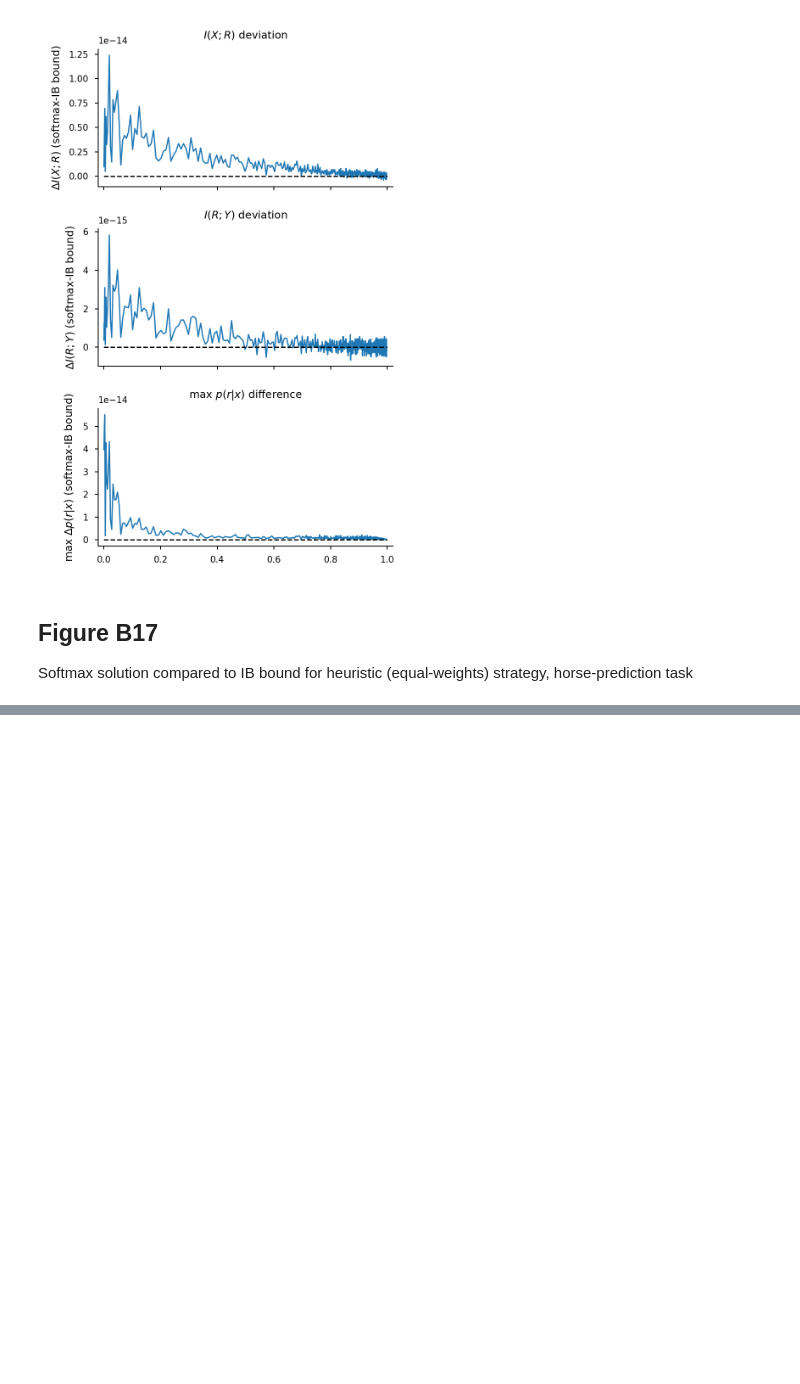
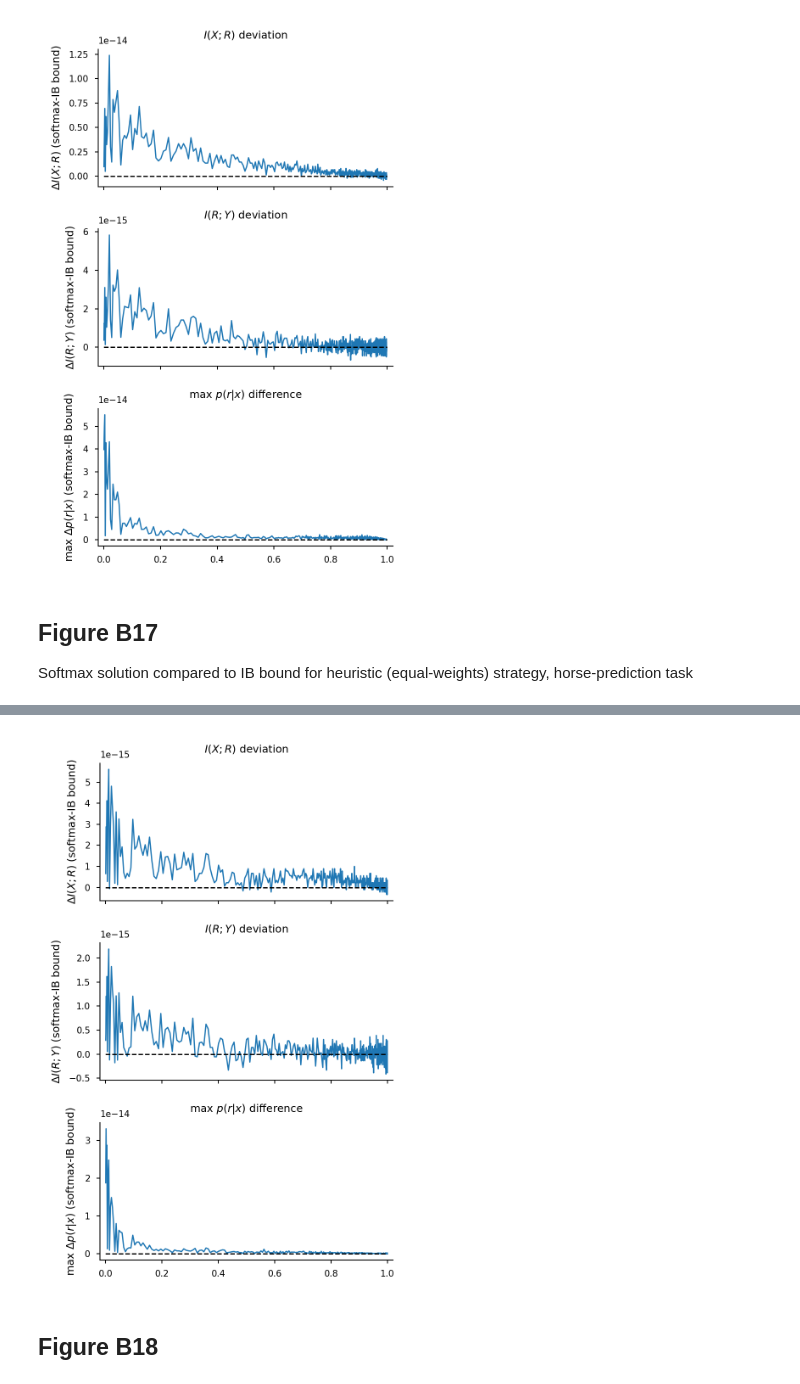
Before and after one commit to jacobaparker/human-inference-IB, a Jupyter notebook: mathappendix_analyses_figures.ipynb, the cells around one changed output, grey strips where cells are left out. Cells and saved outputs as stored; diff of their text form; code cells hidden in the pictures; blank space fills up the shorter version.

```diff
--- a/mathappendix_analyses_figures.ipynb
+++ b/mathappendix_analyses_figures.ipynb
@@ -434,0 +389,7 @@ savefig(fig, 'FigureB17/horses_heuristic_IB-bound_comparison')
+# %%
+fig, axs = compare_softmax_to_IB(softmax_curve,IB_bound_softmaxinit)
+savefig(fig, 'FigureB17/horses_heuristic_compare_softmax_soln_to_IB')
+# %% [output]
+[figure, added]
+# %% [markdown]
+## Figure B18
```
Also changed, not shown: parts of 18 cells of this notebook, 14 other files.
